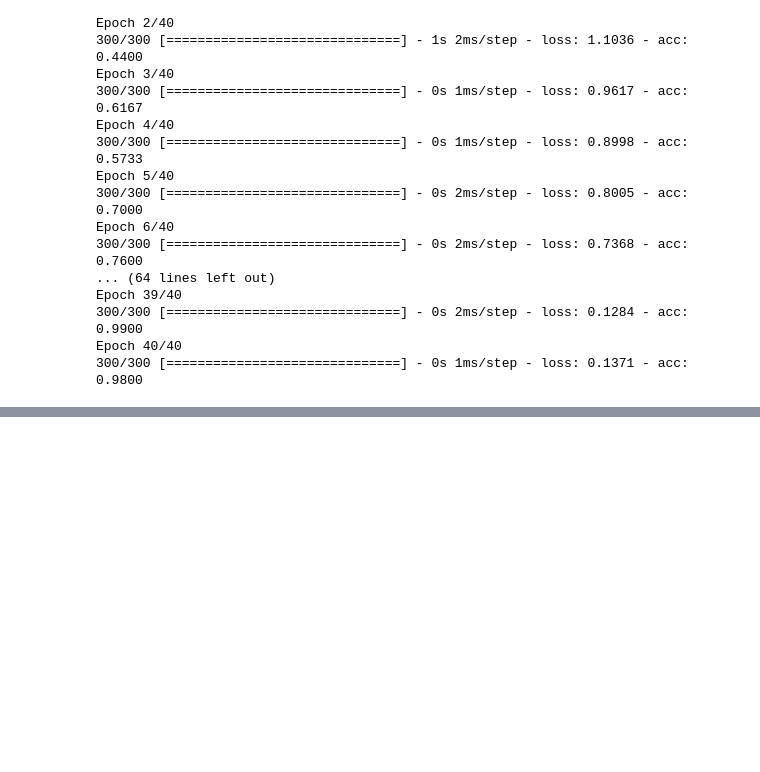
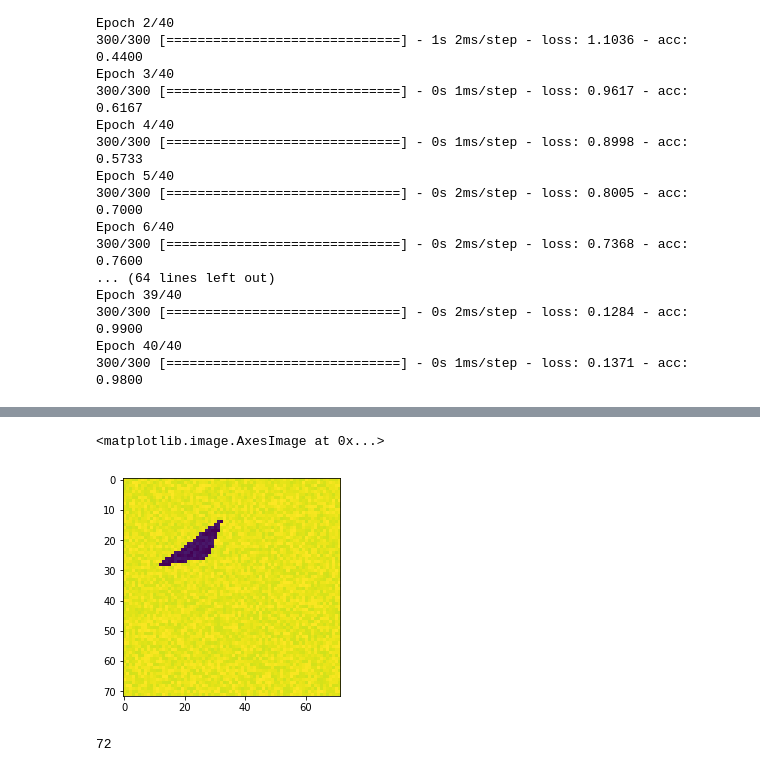
Before and after one commit to BoucheDimitri/DL1, a Jupyter notebook: TP1.ipynb, the cells around one changed output, grey strips where cells are left out. Cells and saved outputs as stored; diff of their text form; code cells hidden in the pictures; blank space fills up the shorter version.

```diff
--- a/TP1.ipynb
+++ b/TP1.ipynb
@@ -239,0 +271,15 @@ Epoch 40/40
+# %%
+# Get dimensions
+d = X_train.shape[1]
+ntrain = X_train.shape[0]
+# Sizes of non flattened images
+d_sqrt = int(np.sqrt(d))
+
+# Put Xs back to 2D
+X_train2D = np.array([x.reshape((d_sqrt, d_sqrt)) for x in X_train])
+
+# Reshape to match the convolutionnal network input format
+X_train2D = X_train2D.reshape(ntrain, d_sqrt, d_sqrt, 1)
+
+X_test2D = np.array([x.reshape((d_sqrt, d_sqrt)) for x in X_test])
+X_test2D = X_test2D.reshape(ntrain, d_sqrt, d_sqrt, 1)
@@ -239,0 +290,9 @@ Epoch 40/40
+# %%
+plt.imshow(X_train2D[0, :, :, 0])
+# %% [output]
+<matplotlib.image.AxesImage at 0x...>
+[figure, added]
+# %%
+d_sqrt
+# %% [output]
+72
```
Also changed, not shown: parts of 40 cells of this notebook, 1 other file.
